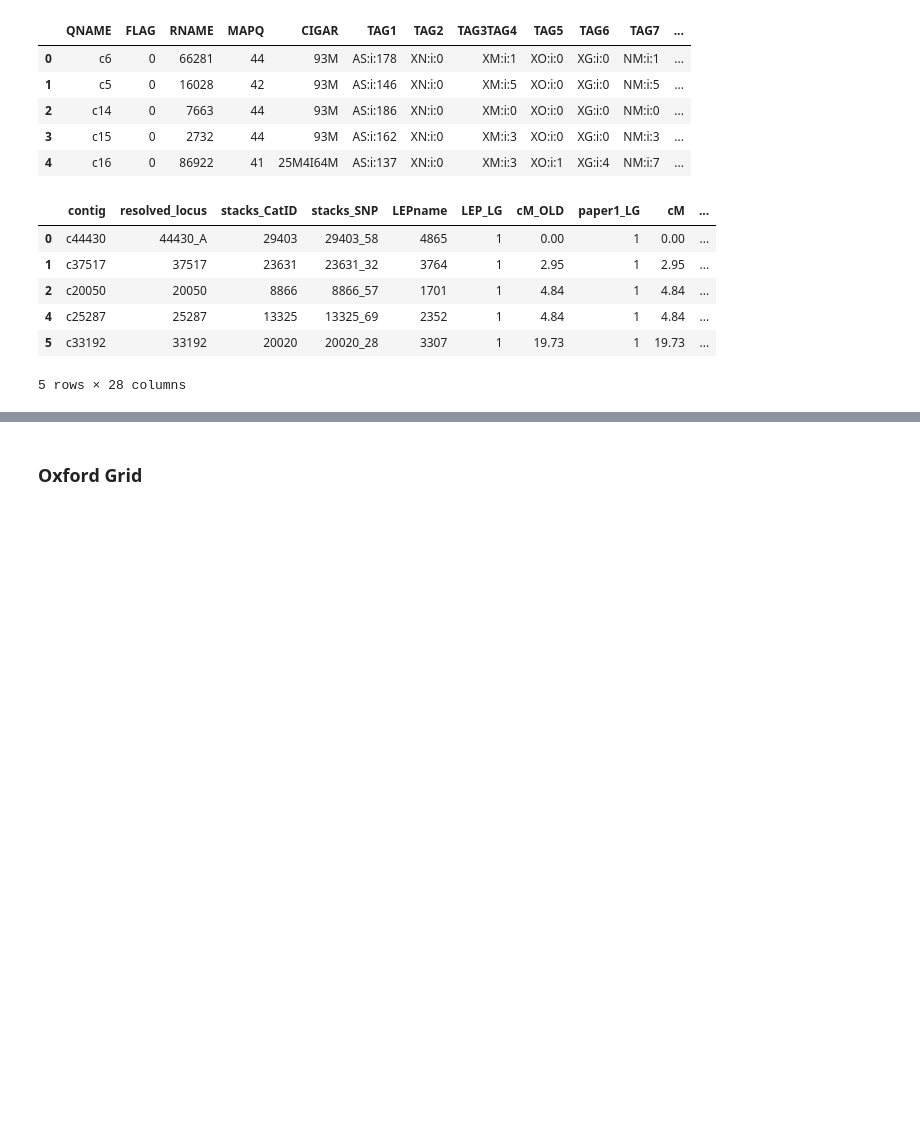
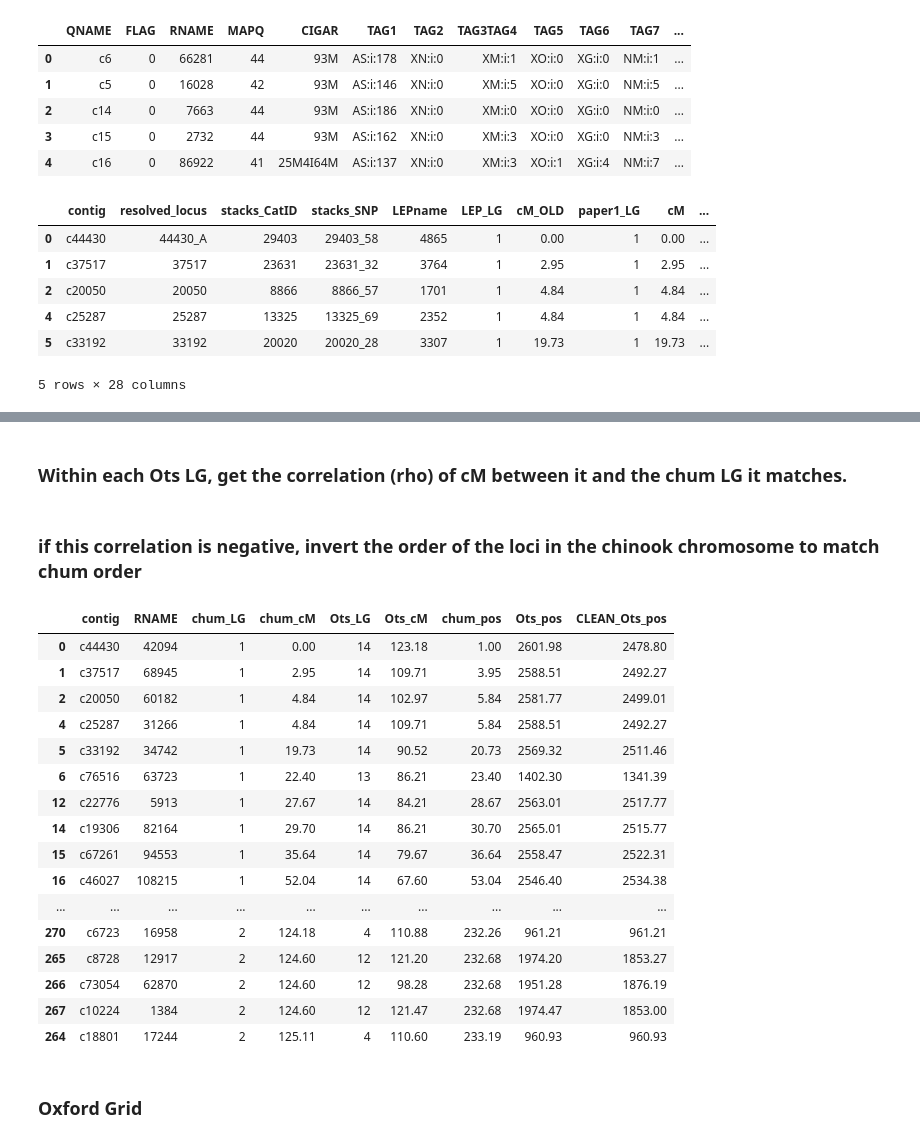
Before and after one commit to rwaples/chum_populations, a Jupyter notebook: Align to Chinook.ipynb, the cells around one changed output, grey strips where cells are left out. Drawn from its saved outputs; the diff is of its cells as text; code cells hidden in the pictures; blank space fills up the shorter version.

```diff
--- a/Align to Chinook.ipynb
+++ b/Align to Chinook.ipynb
@@ -242,0 +294,24 @@ yy_breaks = np.where(np.diff(xx.sort(columns = ['Ots_LG', 'Ots_cM'])['Ots_LG'])=
+# %% [markdown]
+### Within each Ots LG, get the correlation (rho) of cM between it and the chum LG it matches.
+# %%
+import scipy.stats
+rho_of_Ots_LG = dict()
+
+for Ots_LG in order_match.index:
+    chum_LG = order_match.loc[Ots_LG]['chum_LG']
+    #print (Ots_LG, chum_LG)
+    current_loci = synteny_summary[synteny_summary['Ots_LG'] == Ots_LG]
+    current_loci = current_loci[current_loci['chum_LG'] == chum_LG]
+    rho, pval = scipy.stats.spearmanr(a =current_loci['chum_pos'], b= current_loci['Ots_pos'])
+    rho_of_Ots_LG[Ots_LG] = rho
+# %% [markdown]
+### if this correlation is negative, invert the order of the loci in the chinook chromosome to match chum order
+# %%
+Ots_LGs_to_switch = [key for (key, val) in rho_of_Ots_LG.items() if val < 0]
+# %%
+def CLEAN_Ots_pos(row):
+    if row['Ots_LG'] in Ots_LGs_to_switch:
+        new_pos = row['Ots_pos'] - row['Ots_cM'] + len_of_Ots_LG[row['Ots_LG']] - row['Ots_cM']
+        return(new_pos)
+    else:
+        return(row['Ots_pos'])
@@ -243,2 +320,22 @@ yy_breaks = np.where(np.diff(xx.sort(columns = ['Ots_LG', 'Ots_cM'])['Ots_LG'])=
+# %%
+synteny_summary.sort(columns = ['chum_LG', 'chum_cM'])
+# %% [output]
+|  | contig | RNAME | chum_LG | chum_cM | Ots_LG | Ots_cM | chum_pos | Ots_pos | CLEAN_Ots_pos |
+| 0 | c44430 | 42094 | 1 | 0.00 | 14 | 123.18 | 1.00 | 2601.98 | 2478.80 |
+| 1 | c37517 | 68945 | 1 | 2.95 | 14 | 109.71 | 3.95 | 2588.51 | 2492.27 |
+| 2 | c20050 | 60182 | 1 | 4.84 | 14 | 102.97 | 5.84 | 2581.77 | 2499.01 |
+| 4 | c25287 | 31266 | 1 | 4.84 | 14 | 109.71 | 5.84 | 2588.51 | 2492.27 |
+| 5 | c33192 | 34742 | 1 | 19.73 | 14 | 90.52 | 20.73 | 2569.32 | 2511.46 |
+| 6 | c76516 | 63723 | 1 | 22.40 | 13 | 86.21 | 23.40 | 1402.30 | 1341.39 |
+| 12 | c22776 | 5913 | 1 | 27.67 | 14 | 84.21 | 28.67 | 2563.01 | 2517.77 |
+| 14 | c19306 | 82164 | 1 | 29.70 | 14 | 86.21 | 30.70 | 2565.01 | 2515.77 |
+| 15 | c67261 | 94553 | 1 | 35.64 | 14 | 79.67 | 36.64 | 2558.47 | 2522.31 |
+| 16 | c46027 | 108215 | 1 | 52.04 | 14 | 67.60 | 53.04 | 2546.40 | 2534.38 |
+| ... | ... | ... | ... | ... | ... | ... | ... | ... | ... |
+| 270 | c6723 | 16958 | 2 | 124.18 | 4 | 110.88 | 232.26 | 961.21 | 961.21 |
+| 265 | c8728 | 12917 | 2 | 124.60 | 12 | 121.20 | 232.68 | 1974.20 | 1853.27 |
+| 266 | c73054 | 62870 | 2 | 124.60 | 12 | 98.28 | 232.68 | 1951.28 | 1876.19 |
+| 267 | c10224 | 1384 | 2 | 124.60 | 12 | 121.47 | 232.68 | 1974.47 | 1853.00 |
+| 264 | c18801 | 17244 | 2 | 125.11 | 4 | 110.60 | 233.19 | 960.93 | 960.93 |
 # %% [markdown]
 ### Oxford Grid
```
Also changed, not shown: parts of 19 cells of this notebook, 5 other files.
